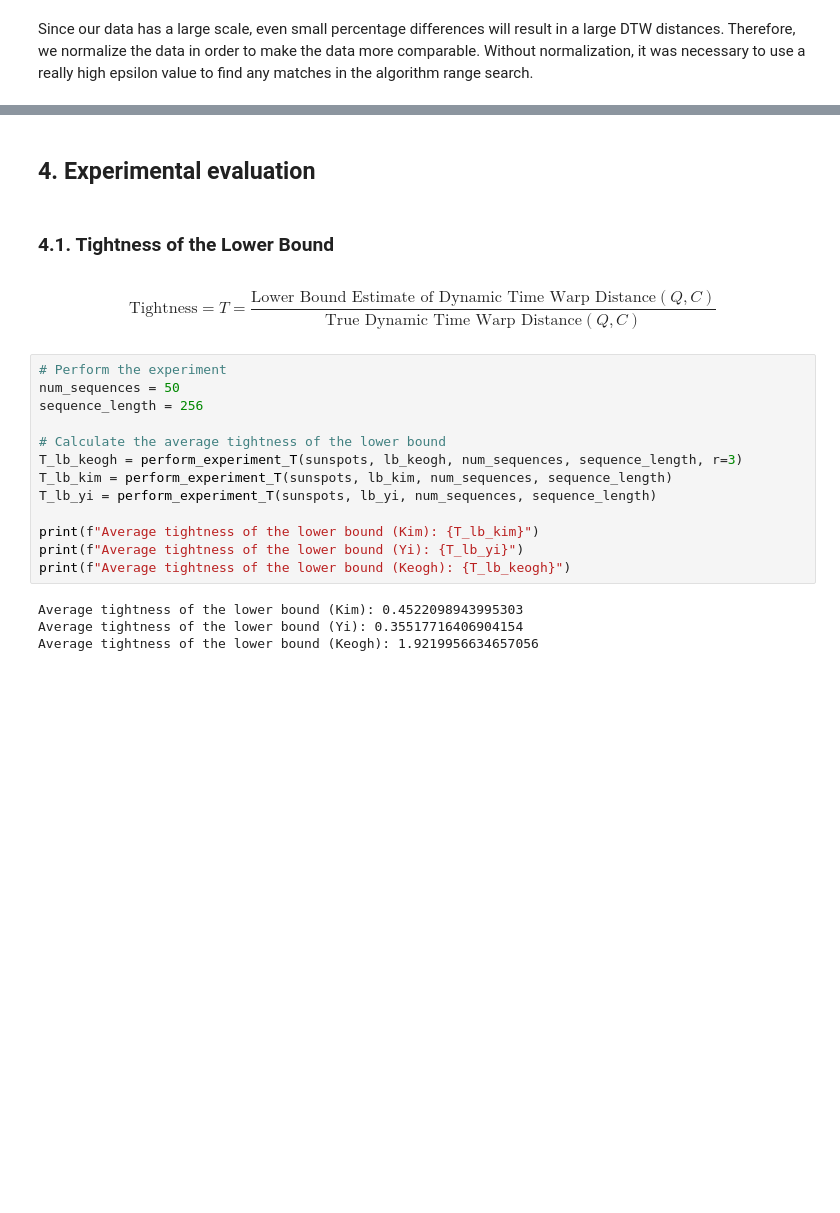
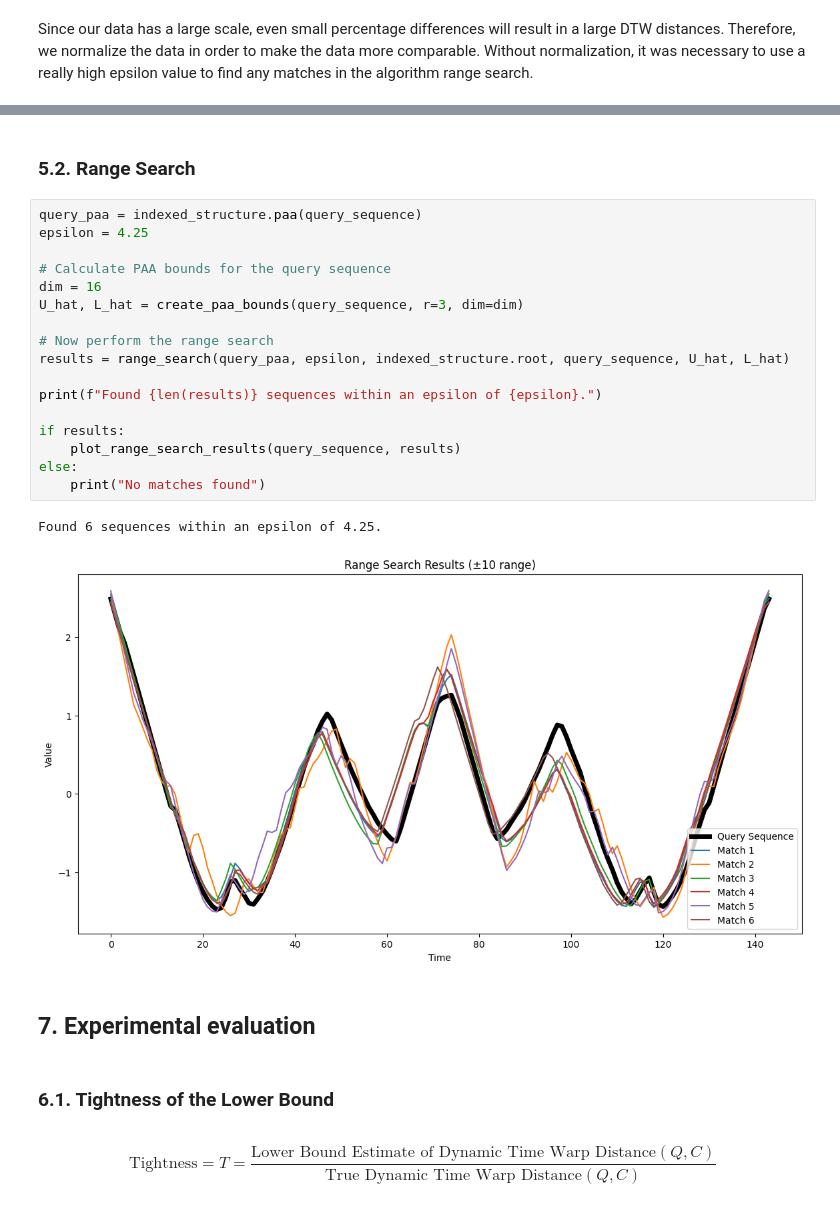
Before and after one commit to arturpescador/exact-indexing-of-dynamic-time-warping, a Jupyter notebook: notebook.ipynb, the cells around one changed output, grey strips where cells are left out. Saved outputs shown, nothing was run; the diff lists cells and outputs as text; blank space fills up the shorter version.

Commit message:
add experiments + some correctionos

```diff
--- a/notebook.ipynb
+++ b/notebook.ipynb
@@ -258,23 +311,28 @@ Since our data has a large scale, even small percentage differences will result
+# %% [markdown]
+### 5.2. Range Search
+# %%
+query_paa = indexed_structure.paa(query_sequence)
+epsilon = 4.25
+
+# Calculate PAA bounds for the query sequence
+dim = 16
+U_hat, L_hat = create_paa_bounds(query_sequence, r=3, dim=dim)
+
+# Now perform the range search
+results = range_search(query_paa, epsilon, indexed_structure.root, query_sequence, U_hat, L_hat)
+
+print(f"Found {len(results)} sequences within an epsilon of {epsilon}.")
+
+if results:
+    plot_range_search_results(query_sequence, results)
+else:
+    print("No matches found")
+# %% [output]
+Found 6 sequences within an epsilon of 4.25.
+[figure, added]
 # %% [markdown]
-## 4. Experimental evaluation
+## 7. Experimental evaluation
 # %% [markdown]
-### 4.1. Tightness of the Lower Bound
+### 6.1. Tightness of the Lower Bound
 # %% [markdown]
 $$\text{Tightness} = T = \frac{\text{Lower Bound Estimate of Dynamic Time Warp Distance}(Q,C)}{\text{True Dynamic Time Warp Distance}(Q,C)}$$
-# %%
-# Perform the experiment
-num_sequences = 50
-sequence_length = 256
-
-# Calculate the average tightness of the lower bound
-T_lb_keogh = perform_experiment_T(sunspots, lb_keogh, num_sequences, sequence_length, r=3)
-T_lb_kim = perform_experiment_T(sunspots, lb_kim, num_sequences, sequence_length)
-T_lb_yi = perform_experiment_T(sunspots, lb_yi, num_sequences, sequence_length)
-
-print(f"Average tightness of the lower bound (Kim): {T_lb_kim}")
-print(f"Average tightness of the lower bound (Yi): {T_lb_yi}")
-print(f"Average tightness of the lower bound (Keogh): {T_lb_keogh}")
-# %% [output]
-Average tightness of the lower bound (Kim): 0.4522098943995303
-Average tightness of the lower bound (Yi): 0.35517716406904154
-Average tightness of the lower bound (Keogh): 1.9219956634657056
```
Also changed, not shown: parts of 24 cells of this notebook, 5 other files.
